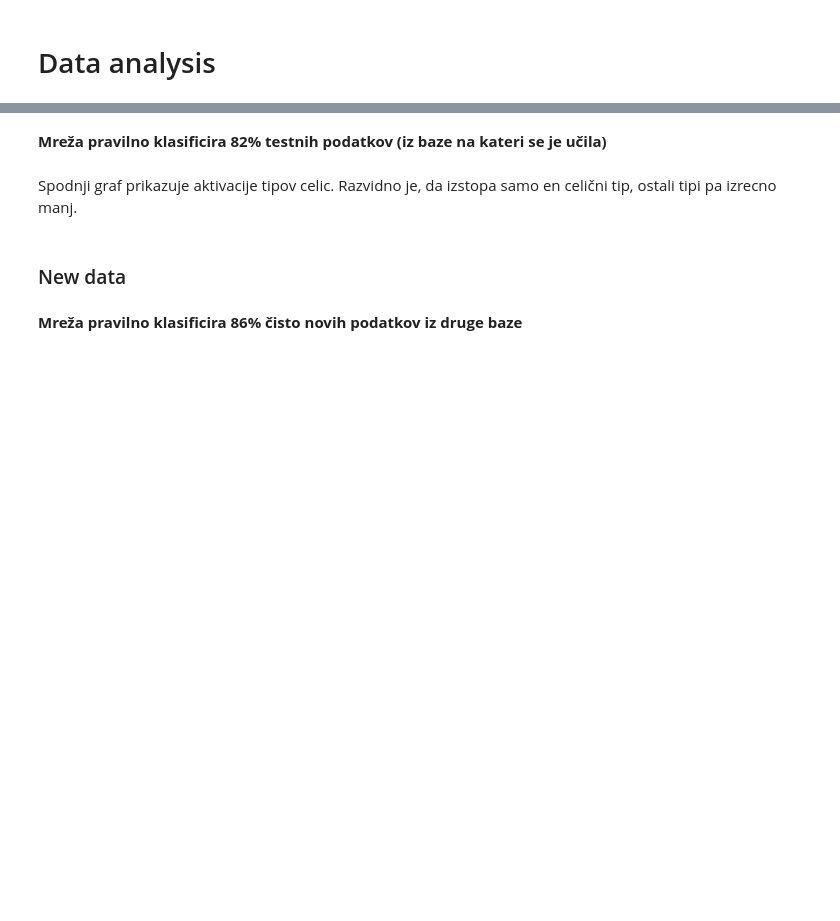
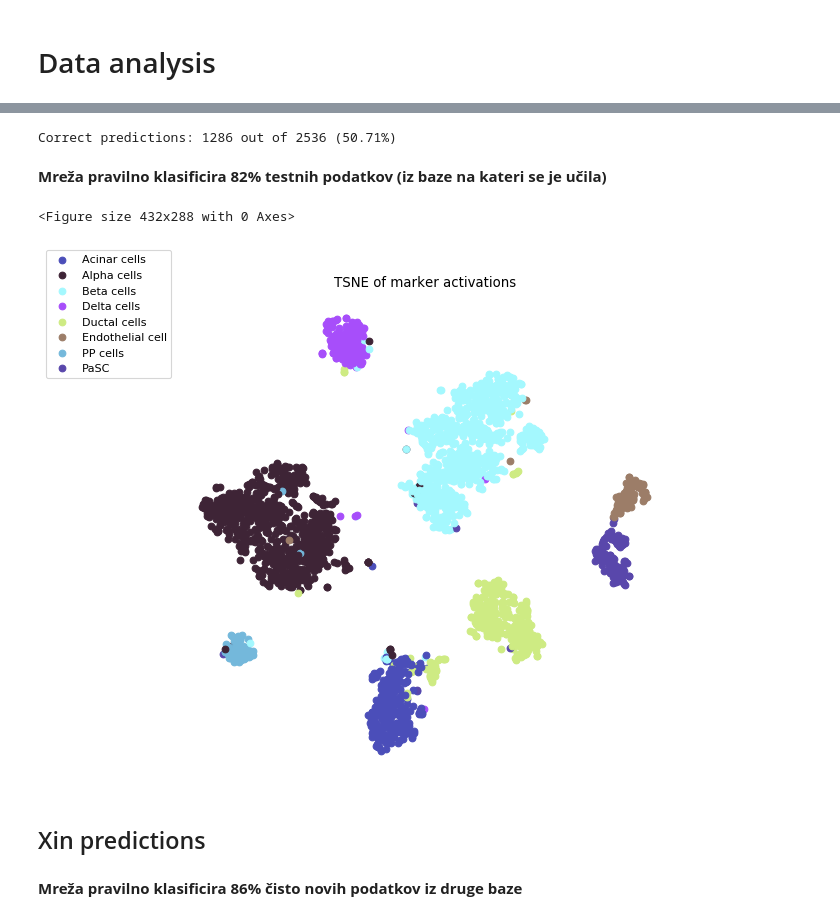
Before and after one commit to LongarMD/MarkerGenes, a Jupyter notebook: Example.ipynb, the cells around one changed output, grey strips where cells are left out. Cells and saved outputs as stored; diff of their text form; code cells hidden in the pictures; blank space fills up the shorter version.

Commit message:
Adds TSNE graphs

```diff
--- a/Example.ipynb
+++ b/Example.ipynb
@@ -8,7 +6,7 @@ In this notebook, we used two datasets of pancreatic cells. For gene markers, we
 
 We used the Baron (2016) dataset for training the neural network (NN) because it has more cells and classes, and we used the Xin (2016) dataset for testing purposes because all of its classes are present in the Baron dataset.
 # %%
-EPOCHS = 85
+EPOCHS = 50
 # %%
 import saly
 import saly.backend as S
@@ -160,11 +205,18 @@ saly.plot_activation_distribution(baron_cell_activations, markers)
 # %%
 saly.get_results(test_y, baron_cell_activations, markers, marker_aliases)
+# %% [output]
+Correct predictions: 1286 out of 2536 (50.71%)
 # %% [markdown]
 **Mreža pravilno klasificira 82% testnih podatkov (iz baze na kateri se je učila)**
-# %% [markdown]
-Spodnji graf prikazuje aktivacije tipov celic. Razvidno je, da izstopa samo en celični tip, ostali tipi pa izrecno manj.
-# %% [markdown]
-### New data
+# %%
+colours = S.load_label_colours('Data/label_colours.pickle')
+# %%
+saly.draw_embedding(baron_cell_activations, test_y, tnse, colours, graph_name='TSNE of Baron cell type activations')
+# %% [output]
+<Figure size 432x288 with 0 Axes>
+[figure, added]
+# %% [markdown]
+## Xin predictions
 # %% [markdown]
 **Mreža pravilno klasificira 86% čisto novih podatkov iz druge baze**
 # %%
```
Also changed, not shown: parts of 29 cells of this notebook, 3 other files.
